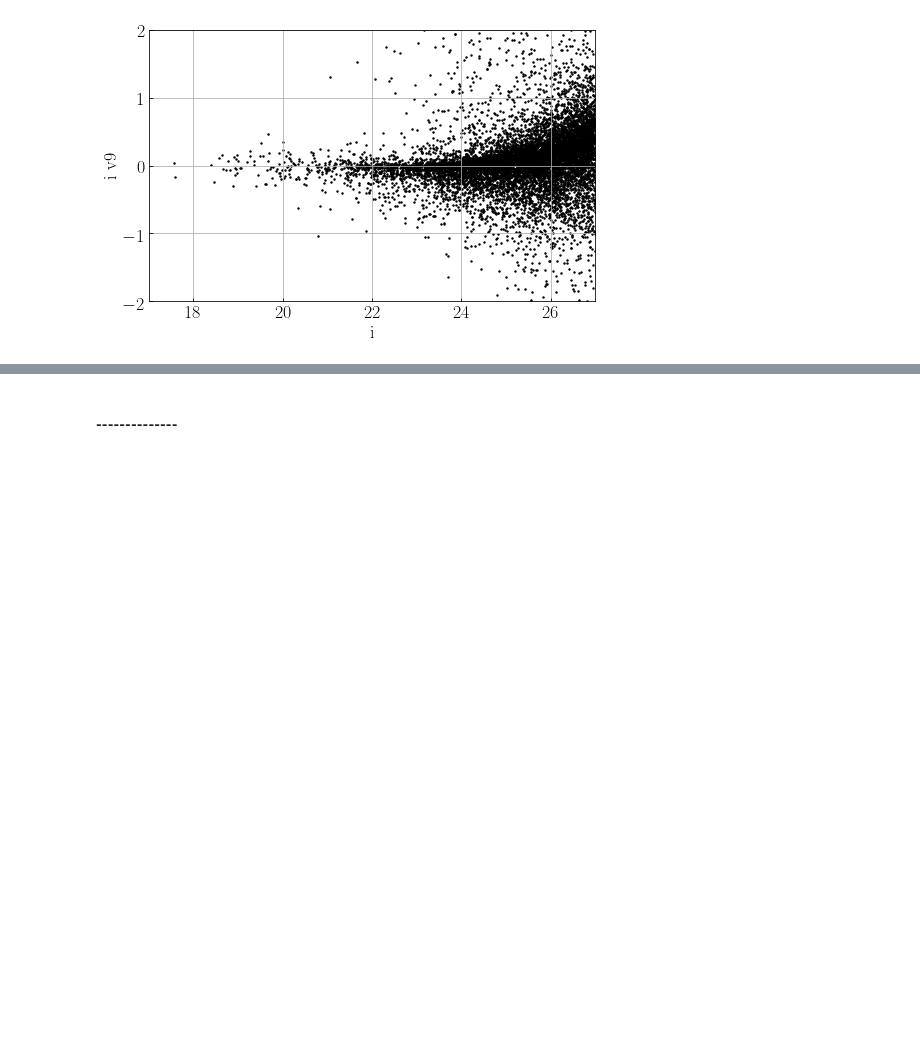
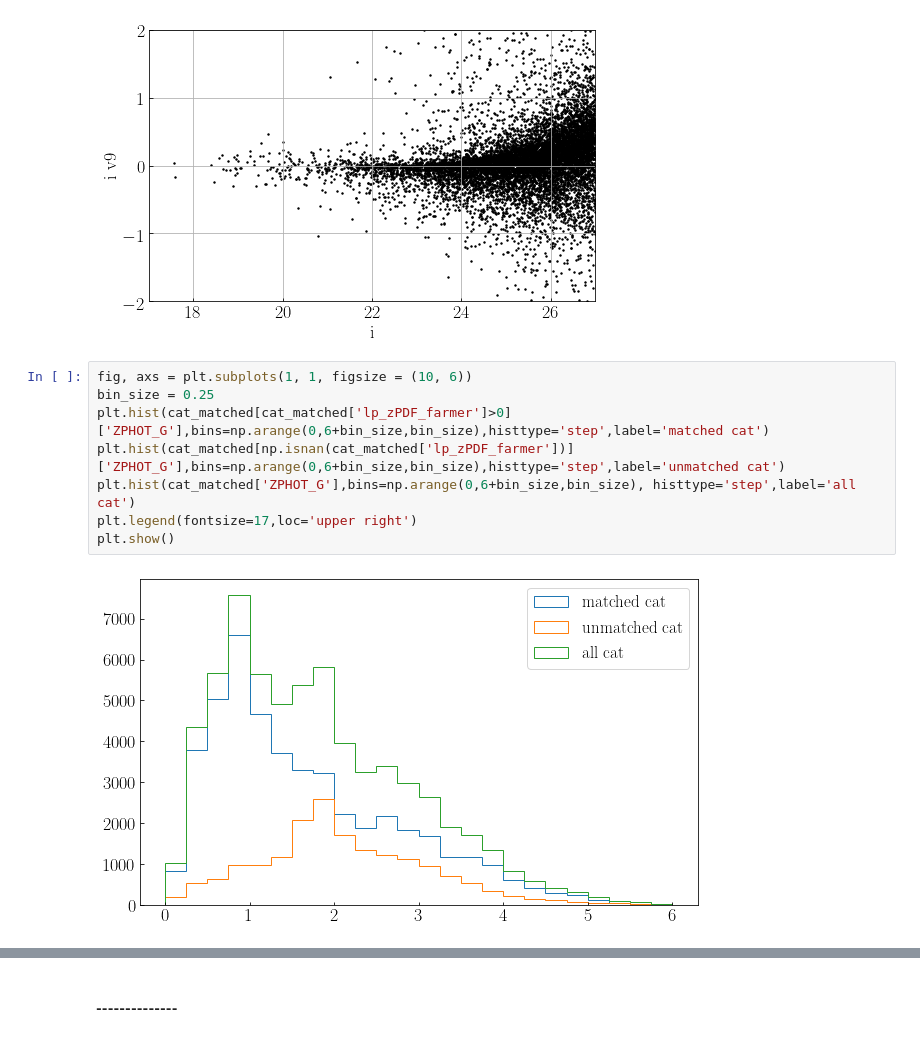
Before and after one commit to LejayChen/massive_gals, a Jupyter notebook: lephare_nuvrk_new.ipynb, the cells around one changed output, grey strips where cells are left out. Drawn from its saved outputs; the diff is of its cells as text; blank space fills up the shorter version.

```diff
--- a/lephare_nuvrk_new.ipynb
+++ b/lephare_nuvrk_new.ipynb
@@ -519,3 +505,13 @@ plt.ylabel('i v9',fontsize=18)
 plt.grid()
 # %% [output]
 [figure]
+# %%
+fig, axs = plt.subplots(1, 1, figsize = (10, 6))
+bin_size = 0.25
+plt.hist(cat_matched[cat_matched['lp_zPDF_farmer']>0]['ZPHOT_G'],bins=np.arange(0,6+bin_size,bin_size),histtype='step',label='matched cat')
+plt.hist(cat_matched[np.isnan(cat_matched['lp_zPDF_farmer'])]['ZPHOT_G'],bins=np.arange(0,6+bin_size,bin_size),histtype='step',label='unmatched cat')
+plt.hist(cat_matched['ZPHOT_G'],bins=np.arange(0,6+bin_size,bin_size), histtype='step',label='all cat')
+plt.legend(fontsize=17,loc='upper right')
+plt.show()
+# %% [output]
+[figure, added]
```
Also changed, not shown: parts of 18 cells of this notebook, 5 other files.
